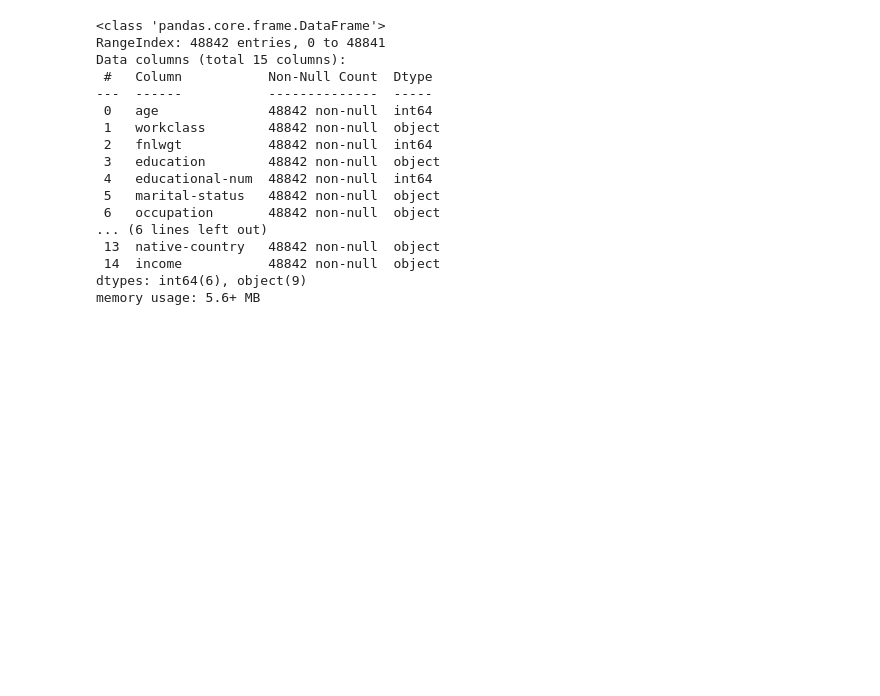
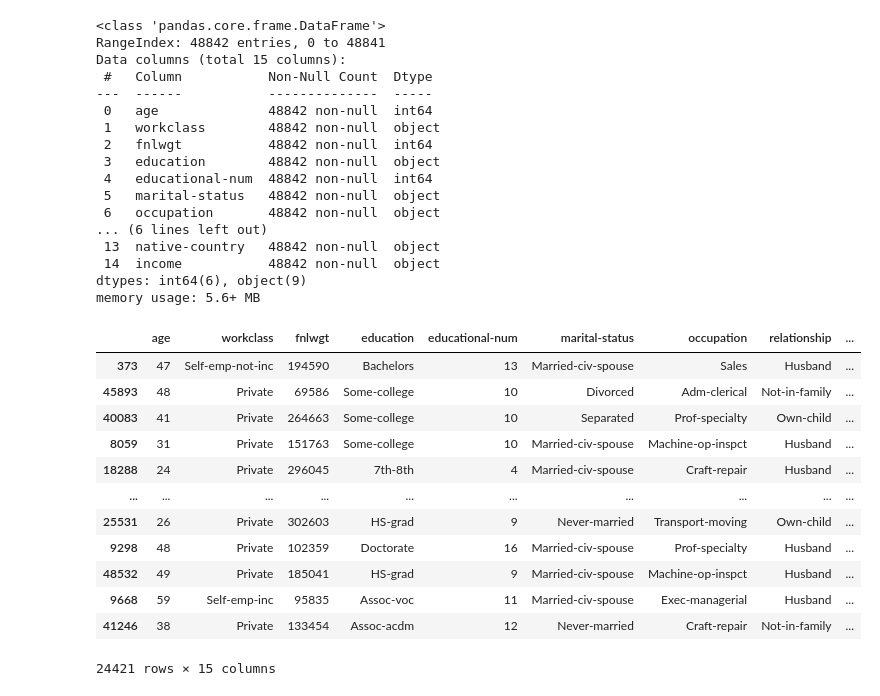
Before and after one commit to JohnKimaiyo/Business-Analyst-Projects, a Jupyter notebook: Python Data Analysis Tutorials/Data Thinkers/Adult Income.ipynb, the cells around one changed output. Drawn from its saved outputs; the diff is of its cells as text; code cells hidden in the pictures; blank space fills up the shorter version.

```diff
--- a/Python Data Analysis Tutorials/Data Thinkers/Adult Income.ipynb
+++ b/Python Data Analysis Tutorials/Data Thinkers/Adult Income.ipynb
@@ -77,3 +77,20 @@ Data columns (total 15 columns):
  14  income           48842 non-null  object
 dtypes: int64(6), object(9)
 memory usage: 5.6+ MB
+# %%
+# Fetch random Samples from the dataset(50%)
+df.sample(frac=0.5)
+# %% [output]
+|  | age | workclass | fnlwgt | education | educational-num | marital-status | occupation | relationship | ... |
+| 373 | 47 | Self-emp-not-inc | 194590 | Bachelors | 13 | Married-civ-spouse | Sales | Husband | ... |
+| 45893 | 48 | Private | 69586 | Some-college | 10 | Divorced | Adm-clerical | Not-in-family | ... |
+| 40083 | 41 | Private | 264663 | Some-college | 10 | Separated | Prof-specialty | Own-child | ... |
+| 8059 | 31 | Private | 151763 | Some-college | 10 | Married-civ-spouse | Machine-op-inspct | Husband | ... |
+| 18288 | 24 | Private | 296045 | 7th-8th | 4 | Married-civ-spouse | Craft-repair | Husband | ... |
+| ... | ... | ... | ... | ... | ... | ... | ... | ... | ... |
+| 25531 | 26 | Private | 302603 | HS-grad | 9 | Never-married | Transport-moving | Own-child | ... |
+| 9298 | 48 | Private | 102359 | Doctorate | 16 | Married-civ-spouse | Prof-specialty | Husband | ... |
+| 48532 | 49 | Private | 185041 | HS-grad | 9 | Married-civ-spouse | Machine-op-inspct | Husband | ... |
+| 9668 | 59 | Self-emp-inc | 95835 | Assoc-voc | 11 | Married-civ-spouse | Exec-managerial | Husband | ... |
+| 41246 | 38 | Private | 133454 | Assoc-acdm | 12 | Never-married | Craft-repair | Not-in-family | ... |
+24421 rows × 15 columns
```
